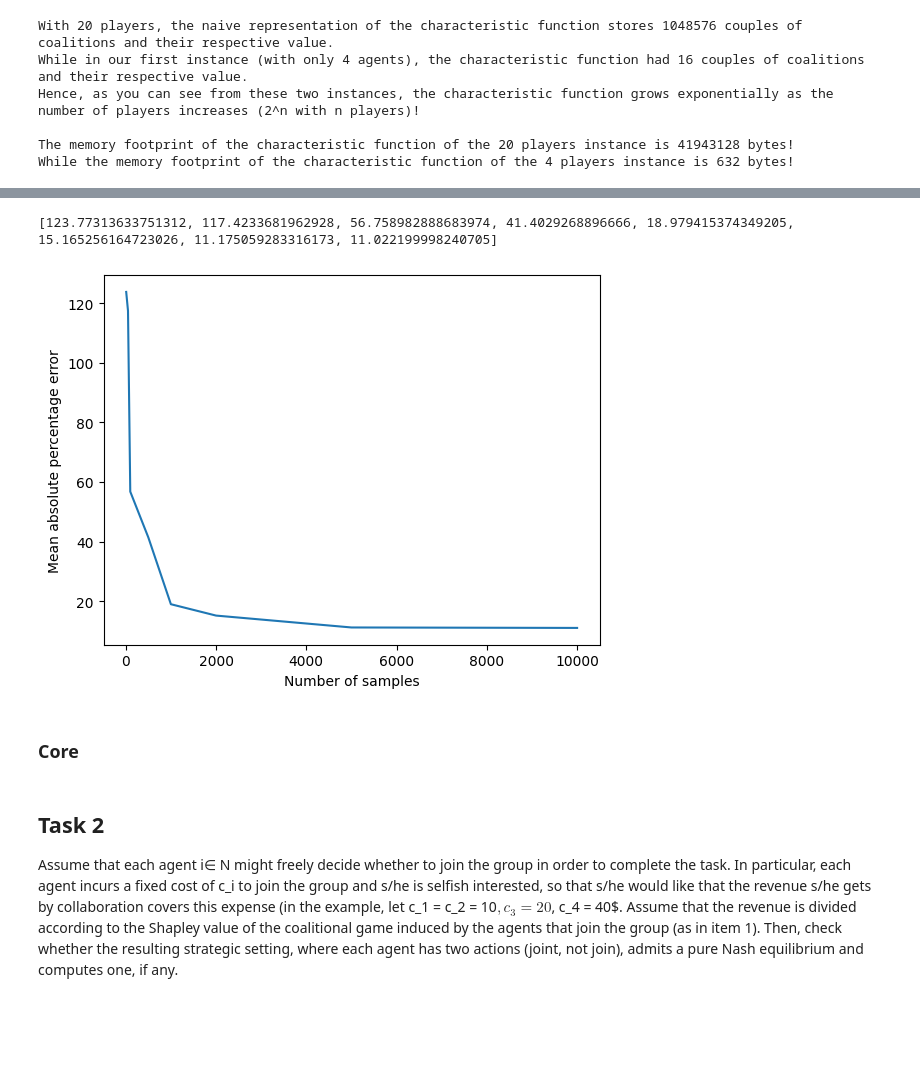
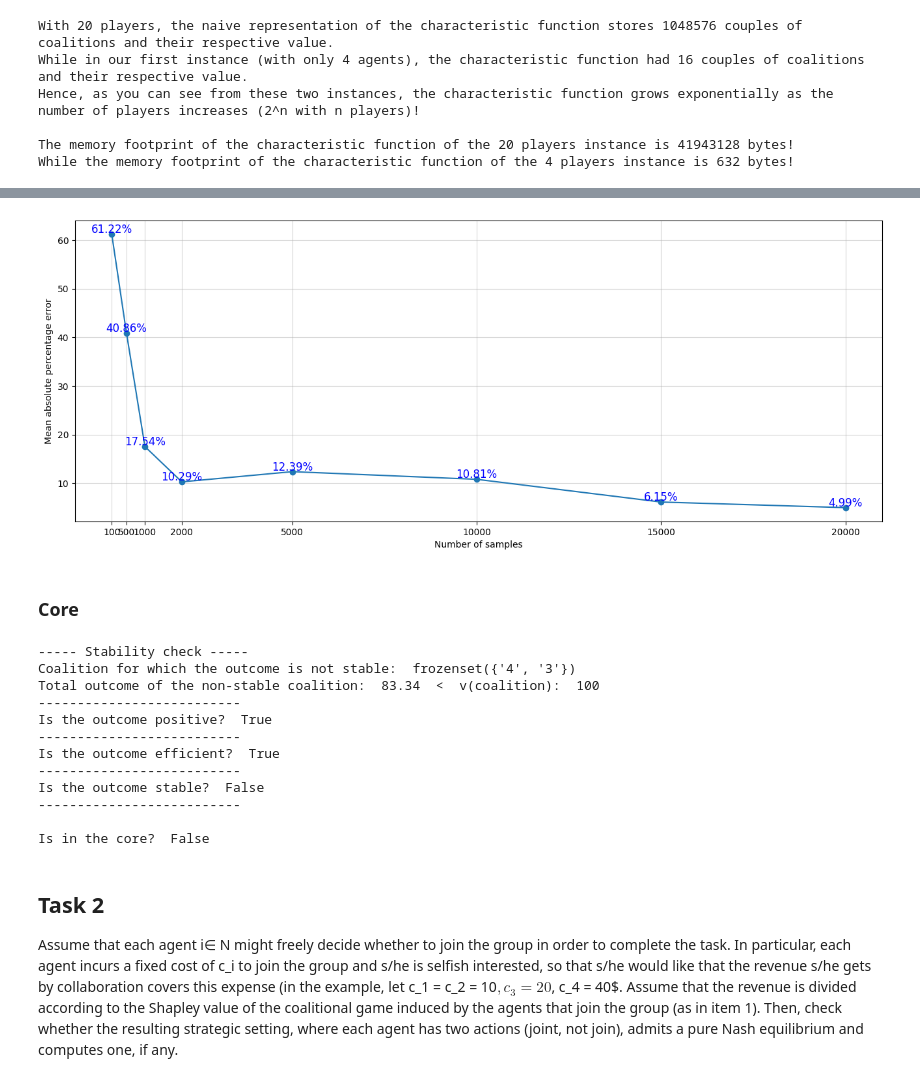
Before and after one commit to Absoluty02/DLA, a Jupyter notebook: AGT/AGTProject.ipynb, the cells around one changed output, grey strips where cells are left out. Saved outputs shown, nothing was run; the diff lists cells and outputs as text; code cells hidden in the pictures; blank space fills up the shorter version.

Commit message:
completed monte carlo approx on shapley values

```diff
--- a/AGT/AGTProject.ipynb
+++ b/AGT/AGTProject.ipynb
@@ -268,26 +268,30 @@ MAPE: 5.93%
 # %%
 import matplotlib.pyplot as plt
 
-samples = [10,50,100,500,1000,2000,5000,10000]
+samples = [100,500,1000,2000,5000,10000,15000,20000]
 mapes = []
 
 for m in samples:
-  classic_shapley = shapley(new_agents, v_monte_carlo)
-  mc_shapley = monte_carlo_shapley(new_agents, v_monte_carlo, m)
+    mc_shapley = monte_carlo_shapley(new_agents, v_monte_carlo, m)
+    approx_shapley = [mc_shapley_values[agent] for agent in sorted(mc_shapley_values.keys(), key=int)]
+    mapes.append(calculate_mape(classic_shapley, mc_shapley))
 
-  approx_shapley = [elem[1] for elem in sorted(mc_shapley.items(), key=lambda x: x[1])]
-  exact_shapley = [value for key, value in sorted(classic_shapley.items(), key=lambda x: int(x[0]))]
-
-  mapes.append(calculate_mape(classic_shapley, mc_shapley))
-
-print(mapes)
-plt.plot(samples, mapes)
+plt.figure(figsize=(16, 6))
+plt.plot(samples, mapes, marker='o')
 plt.xlabel('Number of samples')
 plt.ylabel('Mean absolute percentage error')
+
+# add the precise percentage error on the single point
+for i, (x, y) in enumerate(zip(samples, mapes)):
+    plt.text(x, y + 0.3, f'{y:.2f}%', fontsize=12, ha='center', color='blue')
+
+xticks_labels = [f'{x}' for x in samples]
+plt.xticks(ticks=samples, labels=xticks_labels)
+plt.grid(alpha=0.5)
+
 plt.show()
 # %% [output]
-[123.77313633751312, 117.4233681962928, 56.758982888683974, 41.4029268896666, 18.979415374349205, 15.165256164723026, 11.175059283316173, 11.022199998240705]
-[figure, old version]
+[figure, new version]
 # %% [markdown]
 ### **Core**
 # %%
@@ -352,6 +356,19 @@ def is_in_the_core(outcome, characteristic_function, players):
 # NOT STABLE: since there are some coalitions C such that the sum of the shapley values of the players of C is < the value of the characteristic_function of C
 # Example: coalition {'4', '2'}
 print("\nIs in the core? ", is_in_the_core(shapley_values, v, agents))
+# %% [output]
+----- Stability check -----
+Coalition for which the outcome is not stable:  frozenset({'4', '3'})
+Total outcome of the non-stable coalition:  83.34  <  v(coalition):  100
+--------------------------
+Is the outcome positive?  True
+--------------------------
+Is the outcome efficient?  True
+--------------------------
+Is the outcome stable?  False
+--------------------------
+
+Is in the core?  False
 # %% [markdown]
 ## **Task 2**
 
```
Also changed, not shown: parts of 9 cells of this notebook.
